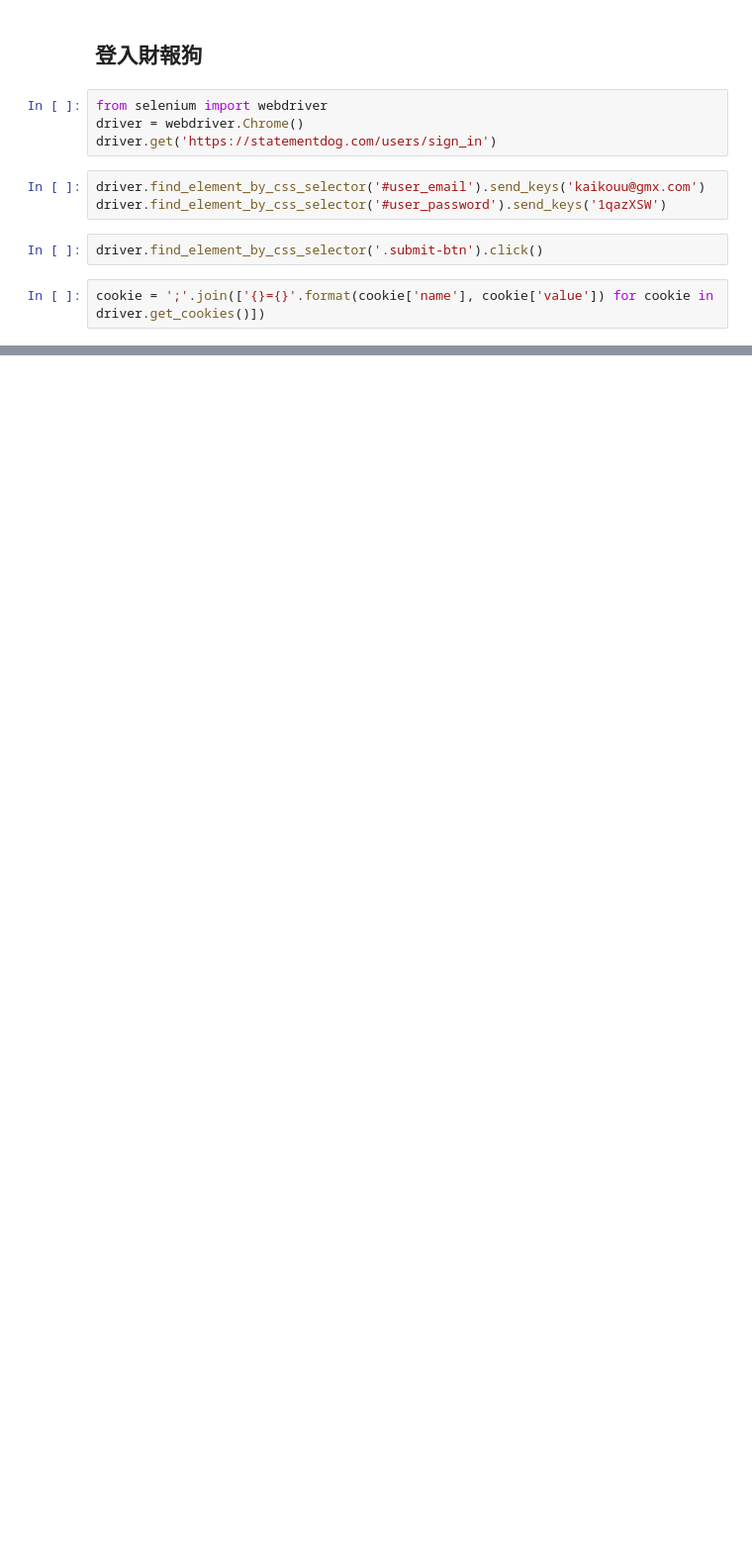
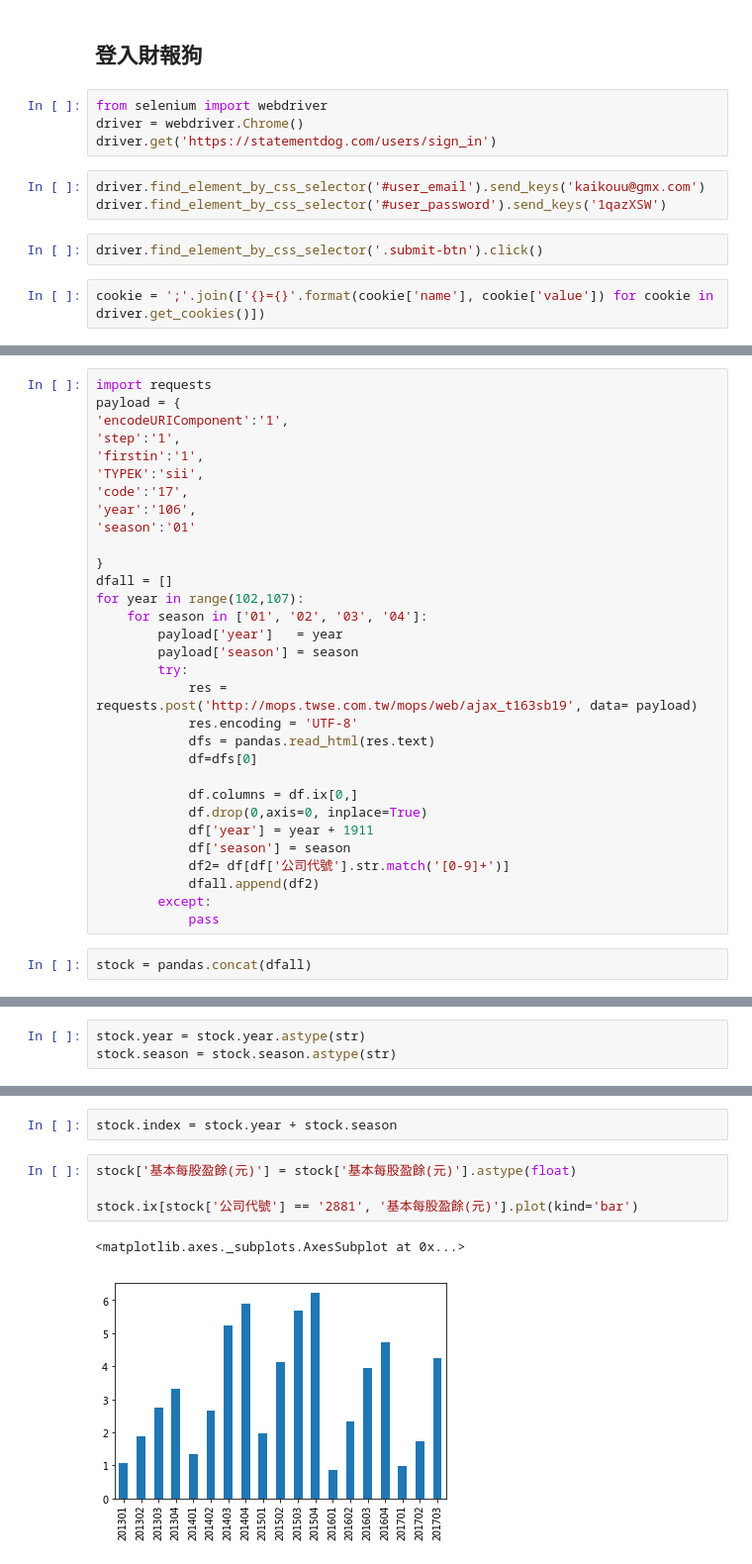
Before and after one commit to ywchiu/fuboni, a Jupyter notebook: Demo20171130.ipynb, the cells around one changed output, grey strips where cells are left out. Shown: that part at 99% size. Cells and saved outputs as stored; diff of their text form; blank space fills up the shorter version.

```diff
--- a/Demo20171130.ipynb
+++ b/Demo20171130.ipynb
@@ -416,0 +471,33 @@ df.head()
+# %%
+import requests
+payload = {
+'encodeURIComponent':'1',
+'step':'1',
+'firstin':'1',
+'TYPEK':'sii',
+'code':'17',
+'year':'106',
+'season':'01'
+
+}
+dfall = []
+for year in range(102,107):
+    for season in ['01', '02', '03', '04']:
+        payload['year']   = year
+        payload['season'] = season
+        try:
+            res = requests.post('http://mops.twse.com.tw/mops/web/ajax_t163sb19', data= payload)
+            res.encoding = 'UTF-8'
+            dfs = pandas.read_html(res.text)
+            df=dfs[0]
+
+            df.columns = df.ix[0,]
+            df.drop(0,axis=0, inplace=True)
+            df['year'] = year + 1911
+            df['season'] = season
+            df2= df[df['公司代號'].str.match('[0-9]+')]
+            dfall.append(df2)
+        except:
+            pass
+# %%
+stock = pandas.concat(dfall)
@@ -416,0 +525,3 @@ df.head()
+# %%
+stock.year = stock.year.astype(str)
+stock.season = stock.season.astype(str)
@@ -416,0 +548,9 @@ df.head()
+# %%
+stock.index = stock.year + stock.season
+# %%
+stock['基本每股盈餘(元)'] = stock['基本每股盈餘(元)'].astype(float)
+
+stock.ix[stock['公司代號'] == '2881', '基本每股盈餘(元)'].plot(kind='bar')
+# %% [output]
+<matplotlib.axes._subplots.AxesSubplot at 0x...>
+[figure, added]
```
Also changed, not shown: parts of 30 cells of this notebook.
